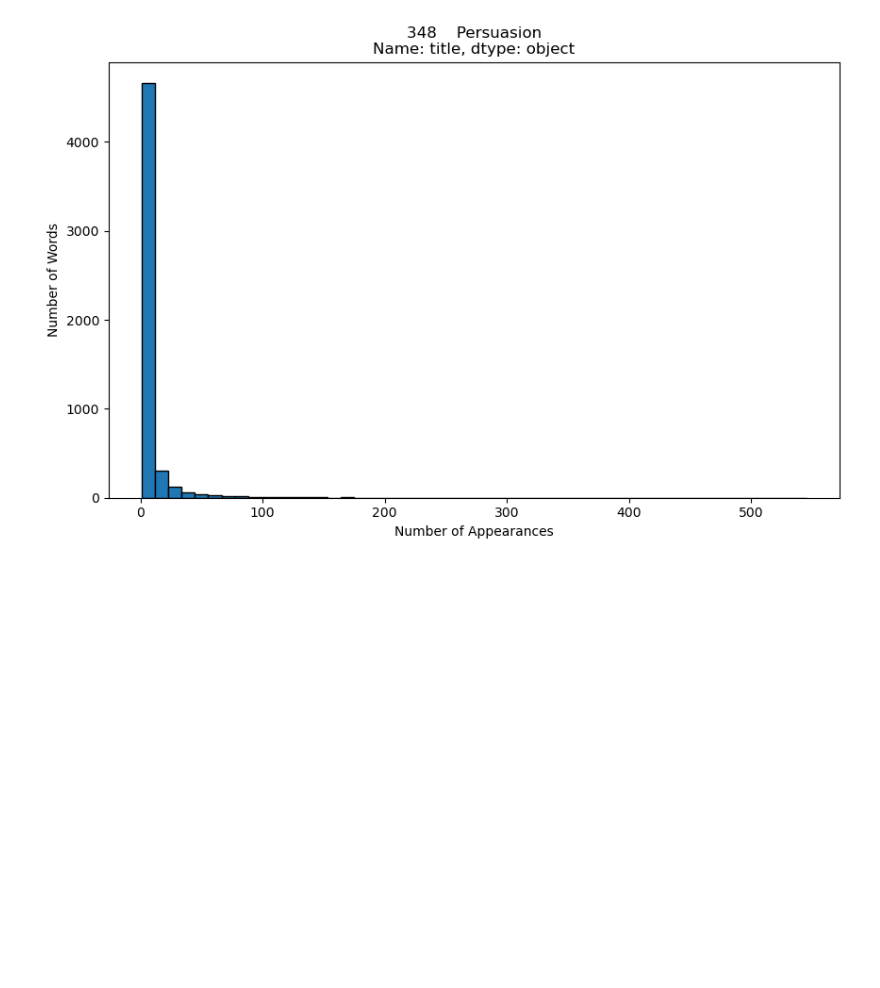
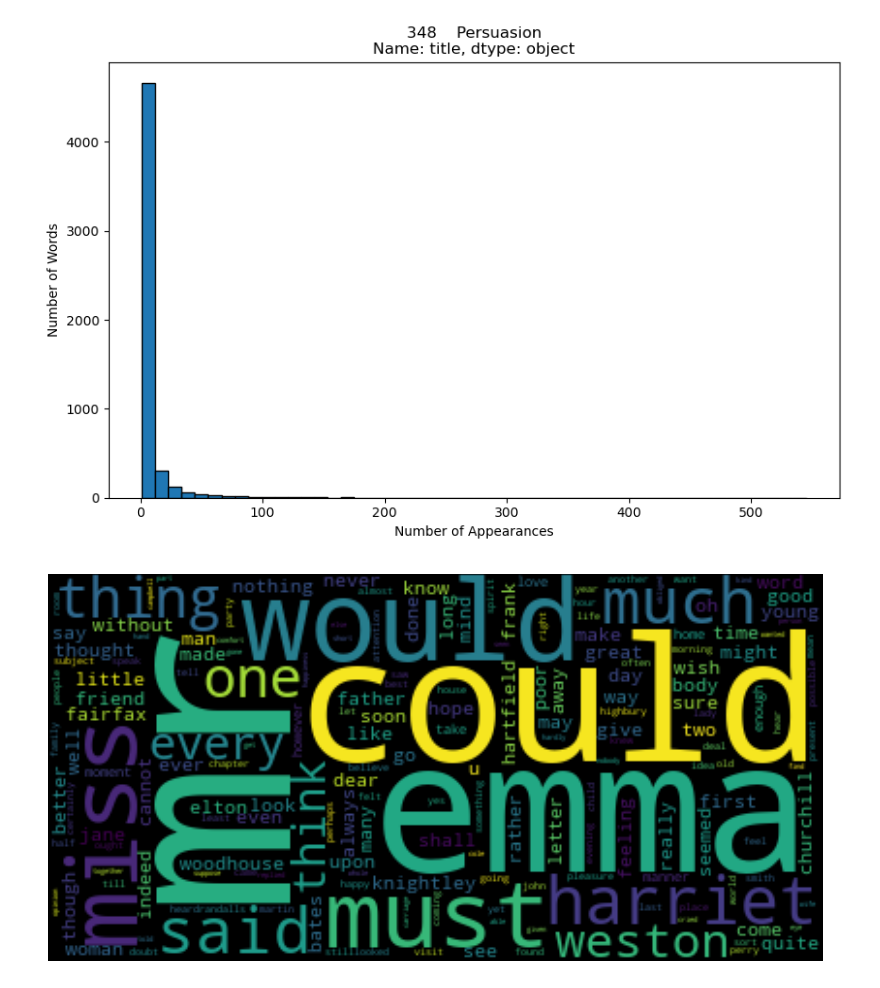
Before and after one commit to tfwhitesell/austen_revisited, a Jupyter notebook: notebooks/03_eda.ipynb, the cells around one changed output. Saved outputs shown, nothing was run; the diff lists cells and outputs as text; code cells hidden in the pictures; blank space fills up the shorter version.

Commit message:
wordcloud set up

```diff
--- a/notebooks/03_eda.ipynb
+++ b/notebooks/03_eda.ipynb
@@ -278,3 +278,18 @@ plt.title(metadata.loc[metadata['text#'] == id]['title']);
 # %% [output]
 Counter({'mr': 545, 'anne': 497, 'could': 451, 'would': 354, 'captain': 304, 'elliot': 289, 'lady': 242, 'one': 239, 'must': 227, 'wentworth': 218, 'much': 205, 'little': 176, 'said': 173, 'good': 170 ...
 [figure]
+# %%
+# setting up word cloud with presentation visuals in mind
+from wordcloud import WordCloud
+
+wc = WordCloud()
+
+id = 158
+counter_object = metadata.loc[metadata['text#'] == id]['word_counter'].reset_index(drop = True)[0]
+
+wc.generate_from_frequencies(counter_object)
+plt.figure(figsize = (10,6))
+plt.imshow(wc, interpolation='bilinear')
+plt.axis("off");
+# %% [output]
+[figure, added]
```
